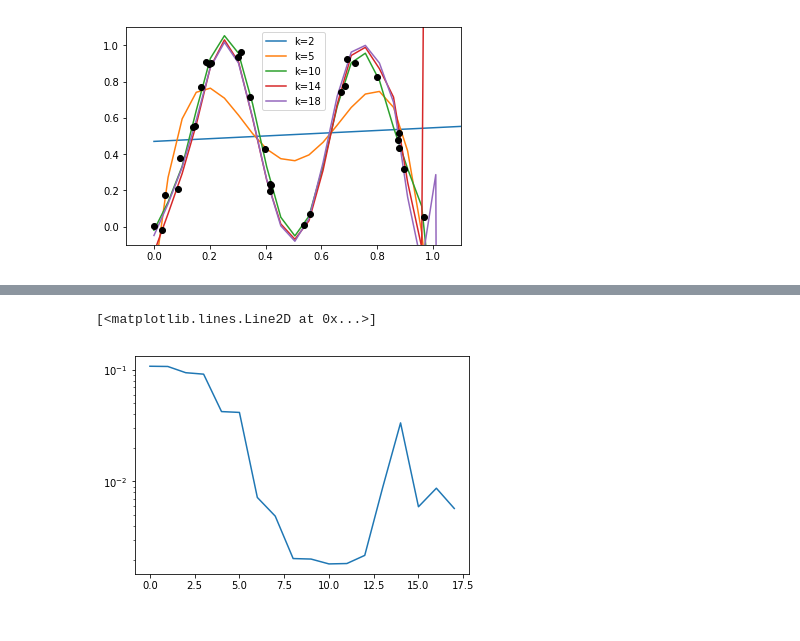
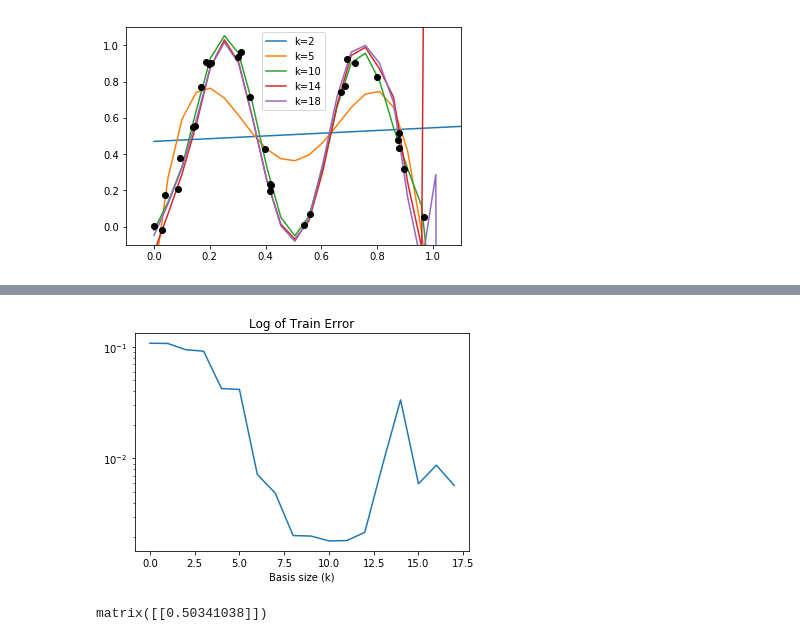
Before and after one commit to bouracha/supervised, a Jupyter notebook: linear_regression.ipynb, the cells around one changed output, grey strips where cells are left out. Cells and saved outputs as stored; diff of their text form; code cells hidden in the pictures.

```diff
--- a/linear_regression.ipynb
+++ b/linear_regression.ipynb
@@ -65,6 +65,14 @@ MSE: 3.49014909882e-23
 [figure]
 # %% [markdown]
 ## Question 2
+# %%
+def generate_sine_data(range_min=0, range_max=1, num_points=30, eps_mean=0, eps_std=0.07, seed=1):
+    np.random.seed(seed)
+    x = np.random.uniform(range_min, range_max, num_points)
+    eps = np.random.normal(eps_mean, eps_std, num_points)
+    g = ((np.sin(2*np.pi*x)))**2 + eps
+
+    return x, g
 # %%
 def plot_sin():
     x = np.linspace(0,1,100)
@@ -72,10 +80,7 @@ def plot_sin():
 
     plt.plot(x,y)
 
-    np.random.seed(1)
-    x = np.random.uniform(0,1,30)
-    eps = np.random.normal(0, 0.07, 30)
-    g = ((np.sin(2*np.pi*x)))**2 + eps
+    x, g = generate_sine_data(range_min=0, range_max=1, num_points=30, eps_mean=0, eps_std=0.07, seed=1)
 
     plt.plot(x,g,'o')
     plt.show()
@@ -110,20 +115,14 @@ MSE: 0.00572838756168
 [figure]
 # %%
 te = []
+w_array = []
 for k in range(1,19):
 
     fi = get_basis(x, k)
     w = get_w(fi,y)
-    #plot_poly(w, 0, 5)
-    #print "Weights (W): ", w
+    w_array.append(w)
     print "MSE: " + str(det_MSE(fi,w,y))
     te.append(det_MSE(fi,w,y))
-
-plt.ylim(-0.1, 1.1)
-plt.xlim(-0.1, 1.1)
-plt.plot(x,y, 'ko')
-plt.legend(('k=2', 'k=5', 'k=10', 'k=14', 'k=18'))
-plt.show()
 # %% [output]
 MSE: 0.107550718521
 MSE: 0.107037598695
@@ -147,5 +145,11 @@ MSE: 0.00572838756168
-# %%
-plt.semilogy(te)
-# %% [output]
-[<matplotlib.lines.Line2D at 0x...>]
-[figure, removed]
+# %%
+plt.semilogy(te)
+plt.title("Log of Train Error")
+plt.xlabel("Basis size (k)")
+plt.show()
+# %% [output]
+[figure, added]
+# %%
+w_array[0]
+# %% [output]
+matrix([[0.50341038]])
```
Also changed, not shown: parts of 9 cells of this notebook.
